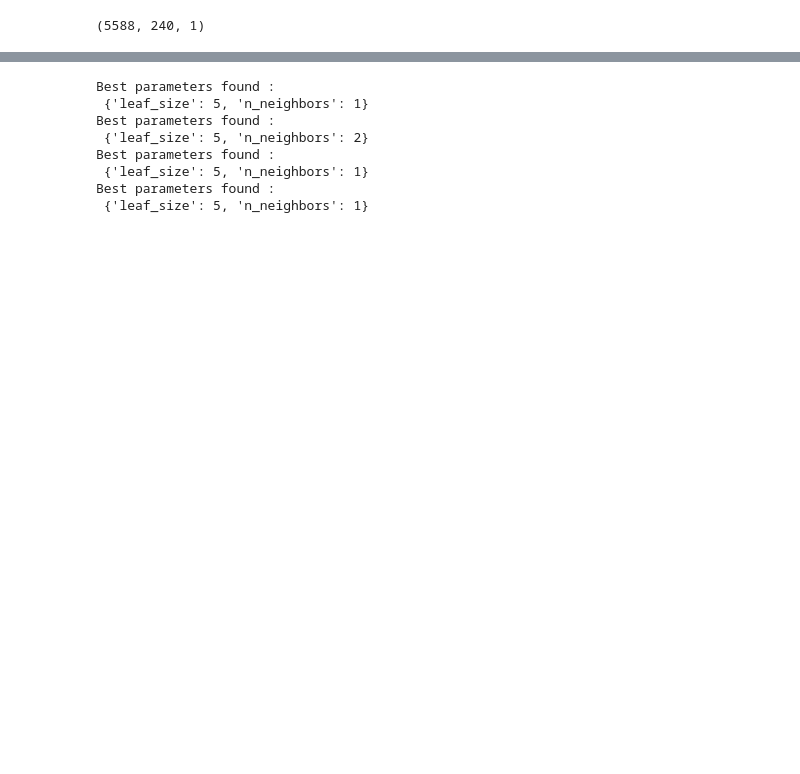
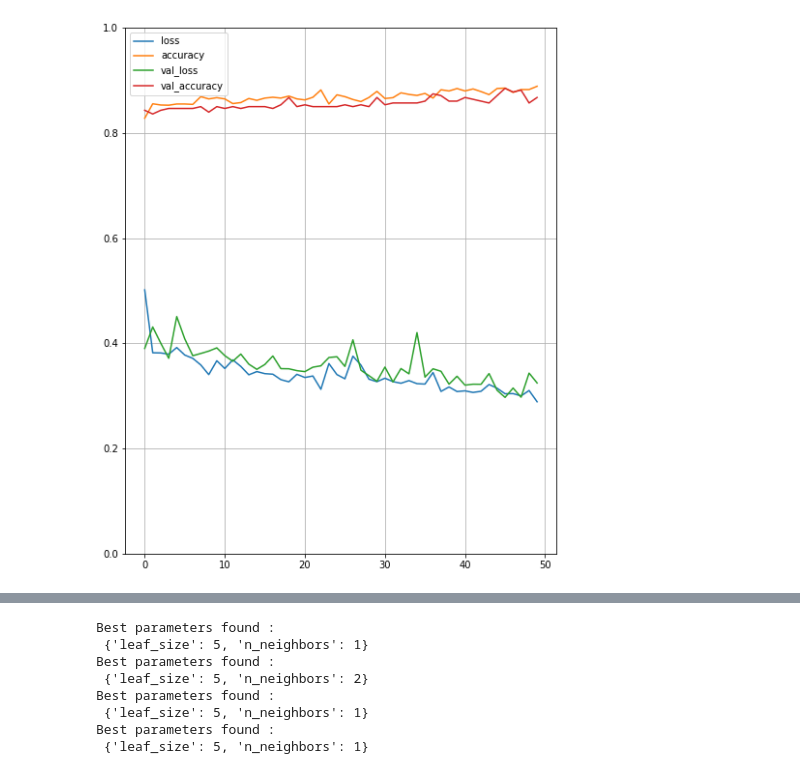
Before and after one commit to dom-zawrotny/dom-zawrotny, a Jupyter notebook: pracaMagisterska.ipynb, the cells around one changed output, grey strips where cells are left out. Drawn from its saved outputs; the diff is of its cells as text; code cells hidden in the pictures; blank space fills up the shorter version.

```diff
--- a/pracaMagisterska.ipynb
+++ b/pracaMagisterska.ipynb
@@ -199,9 +199,9 @@ for patient in unhealthy_list:
                 chunk = e[i:i + 200]
                 chunks_healthy_from_sick.append(('healthy', chunk))
 # %%
-true_healthy = random.sample(healthy_epochs, 5000)
+true_healthy = random.sample(healthy_epochs, 3000)
 # len(healthy_epochs)
-# all_epochs = true_healthy + unhealthy_epochs
-all_epochs = healthy_epochs + unhealthy_epochs
+all_epochs = true_healthy + unhealthy_epochs
+# all_epochs = healthy_epochs + unhealthy_epochs
 len(all_epochs)
 # %% [output]
@@ -209,6 +209,6 @@ len(all_epochs)
 # %%
 def wavelet_decompose_channels(data, level):
-    data = data[0::2]
+#     data = data[0::2]
     data.columns.name ='channel'
     data_t = data.transpose()
 
@@ -255,7 +255,7 @@ class Feature:
         import itertools
         return list(itertools.chain(self.max, self.min, self.mean, self.std, self.mean_abs))
 
-all_label_features =[]
+all_label_features = []
 
 
 def get_features(data):
@@ -269,6 +269,6 @@ def get_features(data):
 
 
 for epoch in all_epochs:
-    wavelet = wavelet_decompose_channels(pd.DataFrame(epoch[1]), level=3)
+    wavelet = wavelet_decompose_channels(pd.DataFrame(epoch[1]), level=4)
     features = get_features(wavelet)
     all_label_features.append((epoch[0], features))
@@ -294,4 +363,5 @@ y_train.shape
 # %%
+from tensorflow.keras.backend import clear_session
 # model_1d = keras.models.Sequential([
 #  keras.layers.Conv1D(filters=16, kernel_size=3, activation="relu", padding="same", input_shape=(240, 1)),
 #  keras.layers.MaxPooling1D(pool_size=5),
@@ -318,34 +388,37 @@ y_train.shape
 #     _, accuracy = model_1d.evaluate(X_test, y_test, batch_size=batch_size, verbose=0)
 #     return accuracy
 
-
+from tensorflow.keras.backend import clear_session
 
 
 def evaluate_model(X_train, y_train, X_test, y_test, verbose=1, epochs=10, batch_size=32):
+    clear_session()
+    n_timesteps, n_features, n_outputs = X_train.shape[1], X_train.shape[2], y_train.shape[1]
     model_1d = keras.models.Sequential()
-    model_1d.add(keras.layers.Conv1D(filters=5, kernel_size=3, strides=1, input_shape=(240,1)))
+#     model_1d.add(keras.layers.Conv1D(filters=5, kernel_size=3, strides=1, input_shape=(240,1))) #n_timesteps,n_features
+    model_1d.add(keras.layers.Conv1D(filters=64, kernel_size=3, strides=1, input_shape=(n_timesteps,n_features))) #
     model_1d.add(keras.layers.BatchNormalization())
     model_1d.add(keras.layers.LeakyReLU())
     model_1d.add(keras.layers.MaxPool1D(pool_size=2, strides=2))
-    model_1d.add(keras.layers.Conv1D(filters=5, kernel_size=3, strides=1))
+    model_1d.add(keras.layers.Conv1D(filters=128, kernel_size=3, strides=1))
     model_1d.add(keras.layers.LeakyReLU())
     model_1d.add(keras.layers.MaxPool1D(pool_size=2, strides=2))
     model_1d.add(keras.layers.Dropout(0.5))
-    model_1d.add(keras.layers.Conv1D(filters=5, kernel_size=3, strides=1))
+    model_1d.add(keras.layers.Conv1D(filters=256, kernel_size=3, strides=1))
     model_1d.add(keras.layers.LeakyReLU())
     model_1d.add(keras.layers.AveragePooling1D(pool_size=2, strides=2))
     model_1d.add(keras.layers.Dropout(0.5))
-    model_1d.add(keras.layers.Conv1D(filters=5, kernel_size=3, strides=1))
+    model_1d.add(keras.layers.Conv1D(filters=512, kernel_size=3, strides=1))
     model_1d.add(keras.layers.LeakyReLU())
     model_1d.add(keras.layers.AveragePooling1D(pool_size=2, strides=2))
-    model_1d.add(keras.layers.Conv1D(filters=5, kernel_size=3, strides=1))
+    model_1d.add(keras.layers.Conv1D(filters=1024, kernel_size=3, strides=1))
     model_1d.add(keras.layers.LeakyReLU())
     model_1d.add(keras.layers.GlobalAveragePooling1D())
-    model_1d.add(keras.layers.Dense(1, activation="sigmoid"))
-    model_1d.compile('adam', loss='binary_crossentropy', metrics=['accuracy'])
-    model_1d.fit(X_train, y_train, epochs=epochs, batch_size=batch_size, verbose=verbose)
+    model_1d.add(keras.layers.Dense(n_outputs, activation="sigmoid"))
+    model_1d.compile('sgd', loss='binary_crossentropy', metrics=['accuracy'])
+    history = model_1d.fit(X_train, y_train, epochs=epochs, batch_size=batch_size, verbose=verbose, validation_split=0.1)
     _, accuracy = model_1d.evaluate(X_test, y_test, batch_size=batch_size, verbose=0)
-    return accuracy
+    return history, model_1d
 # %%
-evaluate_model(X_train, y_train, X_test, y_test)
+history_1d, model_1d = evaluate_model(X_train, y_train, X_test, y_test, epochs=50)
 # %% [output]
@@ -373,4 +437,9 @@ Epoch 10/10
 # %%
-X_r.shape
+import pandas as pd
+import matplotlib.pyplot as plt
+pd.DataFrame(history_1d.history).plot(figsize=(8, 10))
+plt.grid(True)
+plt.gca().set_ylim(0, 1) # Wyznacza zakres osi pionowej od 0 do 1
+plt.show()
 # %% [output]
-(5588, 240, 1)
+[figure, added]
```
Also changed, not shown: parts of 16 cells of this notebook, 1 other file.
